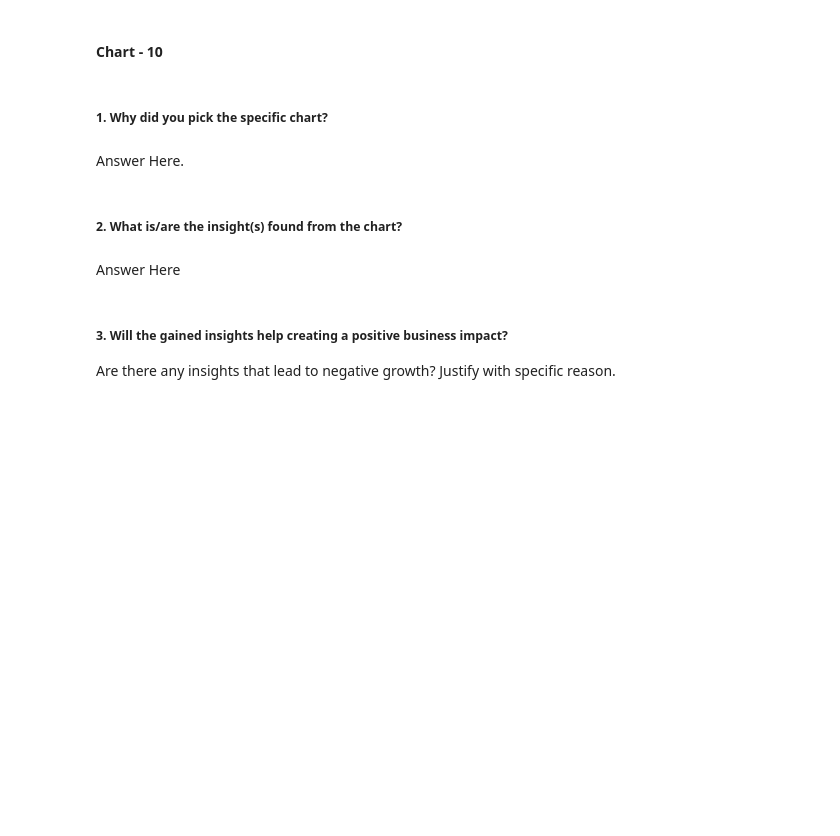
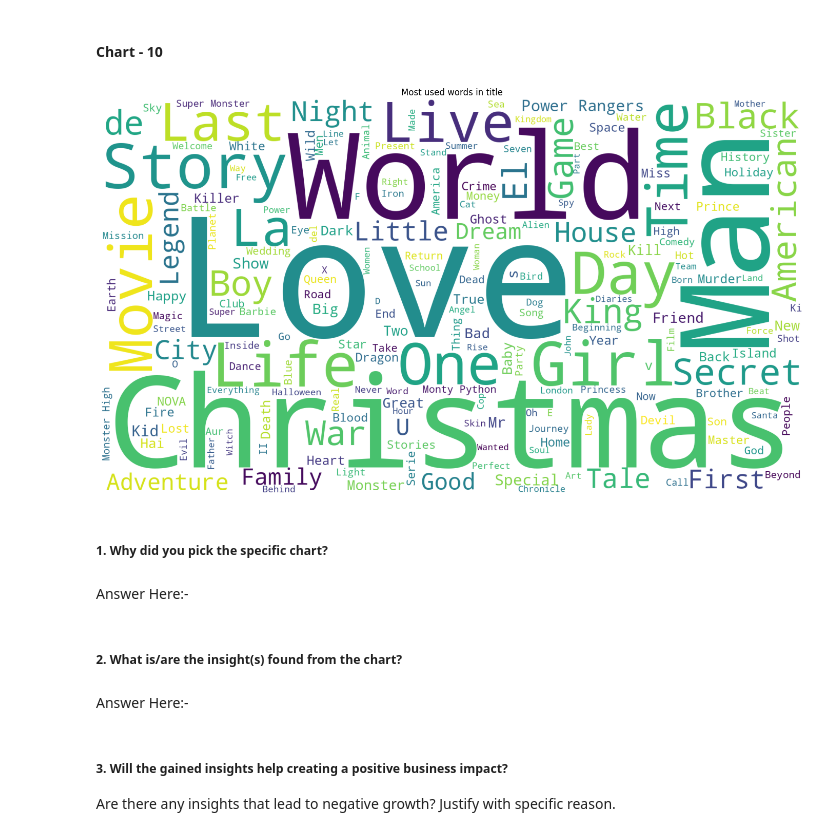
Before and after one commit to sanidhya1996/Unsupervised-ML., a Jupyter notebook: NETFLIX_MOVIES_AND_TV_SHOWS_CLUSTERING.ipynb, the cells around one changed output. Saved outputs shown, nothing was run; the diff lists cells and outputs as text; code cells hidden in the pictures; blank space fills up the shorter version.

```diff
--- a/NETFLIX_MOVIES_AND_TV_SHOWS_CLUSTERING.ipynb
+++ b/NETFLIX_MOVIES_AND_TV_SHOWS_CLUSTERING.ipynb
@@ -772,11 +769,28 @@ Answer Here
+# %%
+# Chart - 10 visualization code
+#removal of stop words
+stopwords = set(STOPWORDS)
+
+plt.subplots(figsize=(25,10))
+wordcloud = WordCloud(
+                          background_color='white',stopwords=stopwords,
+                          width=1920,
+                          height=1080
+                         ).generate(" ".join(df.title))
+plt.title('Most used words in title')
+plt.imshow(wordcloud)
+plt.axis('off')
+plt.show()
+# %% [output]
+[figure, added]
 # %% [markdown]
 ##### 1. Why did you pick the specific chart?
 # %% [markdown]
-Answer Here.
+Answer Here:-
 # %% [markdown]
 ##### 2. What is/are the insight(s) found from the chart?
 # %% [markdown]
-Answer Here
+Answer Here:-
 # %% [markdown]
 ##### 3. Will the gained insights help creating a positive business impact?
 Are there any insights that lead to negative growth? Justify with specific reason.
```
Also changed, not shown: parts of 19 cells of this notebook.
